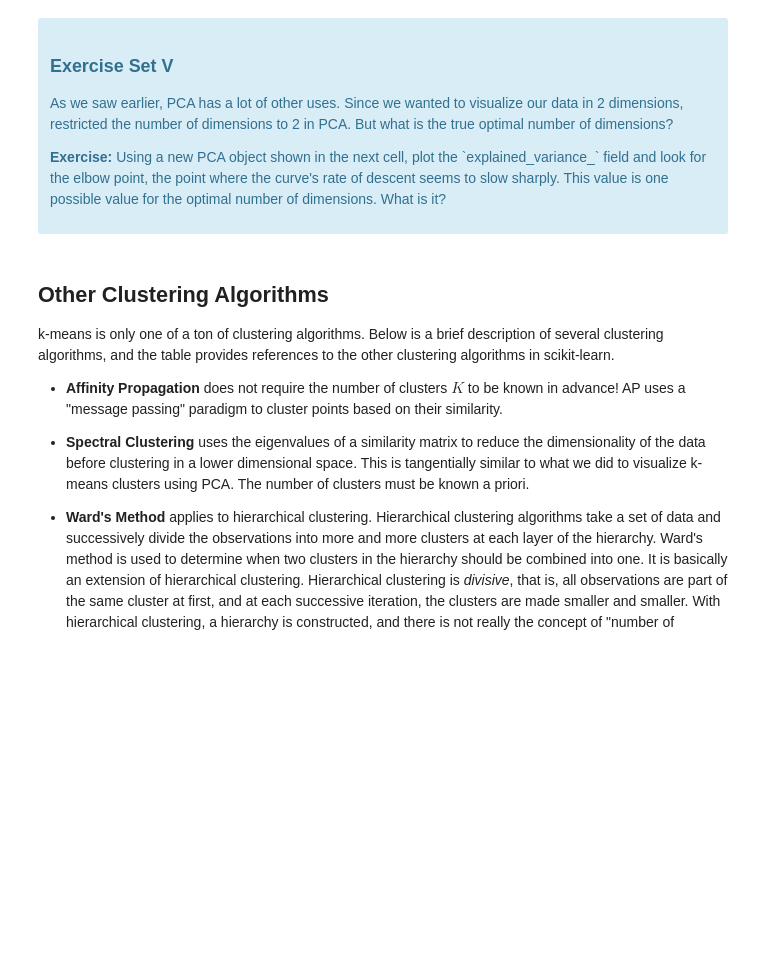
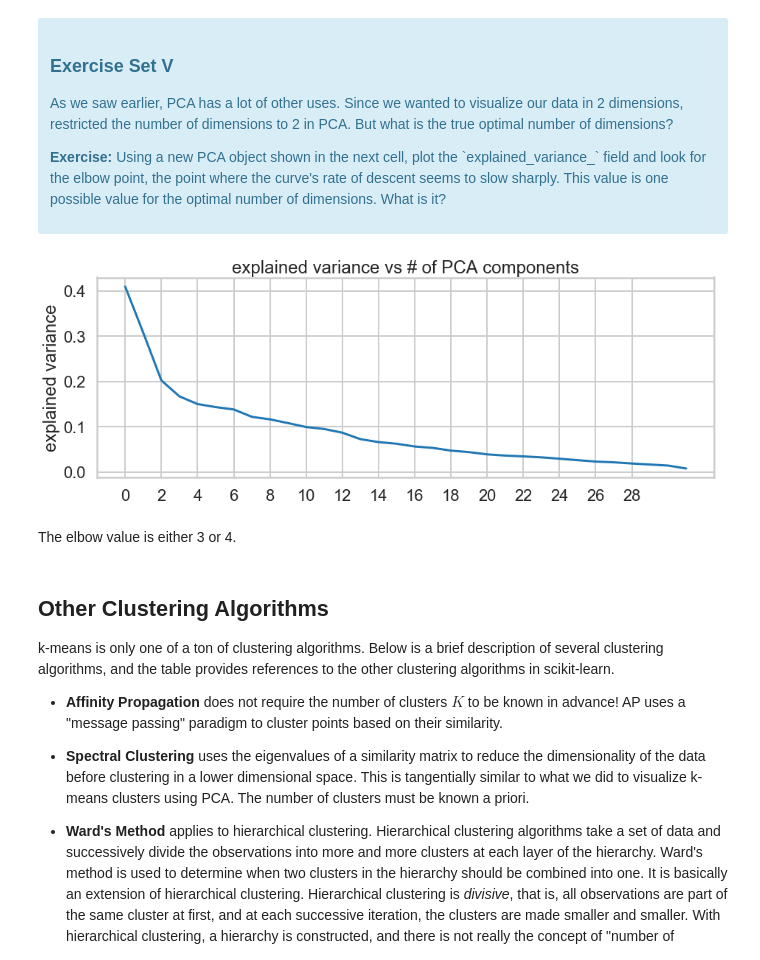
Before and after one commit to sittingman/springboardproj, a Jupyter notebook: clustering/Mini_Project_Clustering.ipynb, the cells around one changed output. Drawn from its saved outputs; the diff is of its cells as text; code cells hidden in the pictures; blank space fills up the shorter version.

Commit message:
complete the rest of the exercise

```diff
--- a/clustering/Mini_Project_Clustering.ipynb
+++ b/clustering/Mini_Project_Clustering.ipynb
@@ -360,11 +360,20 @@ Based on the visualization above, cluster=3 seem to give us the clearest split o
 # %%
 #your turn
 # Initialize a new PCA model with a default number of components.
 import sklearn.decomposition
 pca = sklearn.decomposition.PCA()
-pca.fit(X)
-
-# Do the rest on your own :)
+pca.fit(table)
+plt.figure(figsize=(15,5))
+plt.plot(pca.explained_variance_)
+plt.ylabel('explained variance')
+plt.title('explained variance vs # of PCA components')
+plt.minorticks_on
+plt.xticks(np.arange(0,30, 2))
+plt.show()
+# %% [output]
+[figure, added]
+# %% [markdown]
+The elbow value is either 3 or 4.
 # %% [markdown]
 ## Other Clustering Algorithms
 
```
Also changed, not shown: parts of 12 cells of this notebook.
